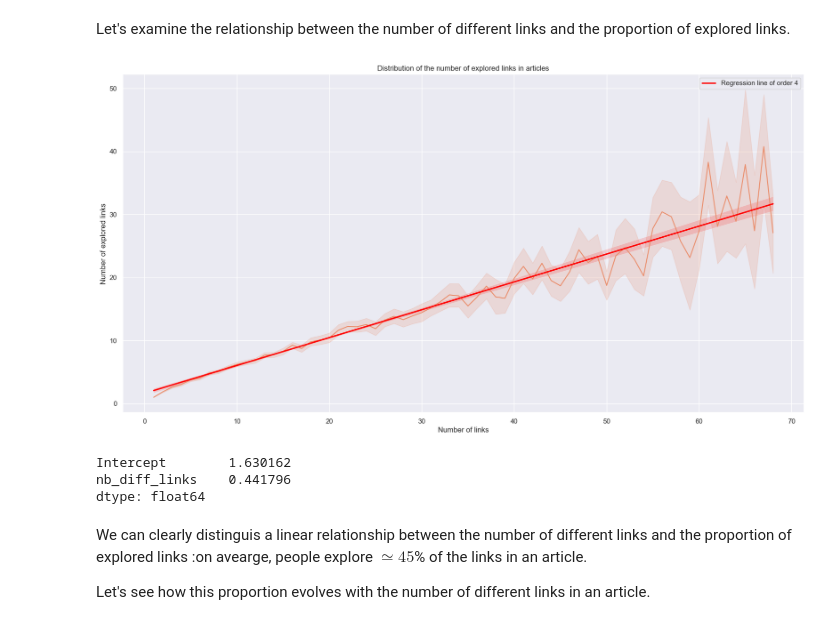
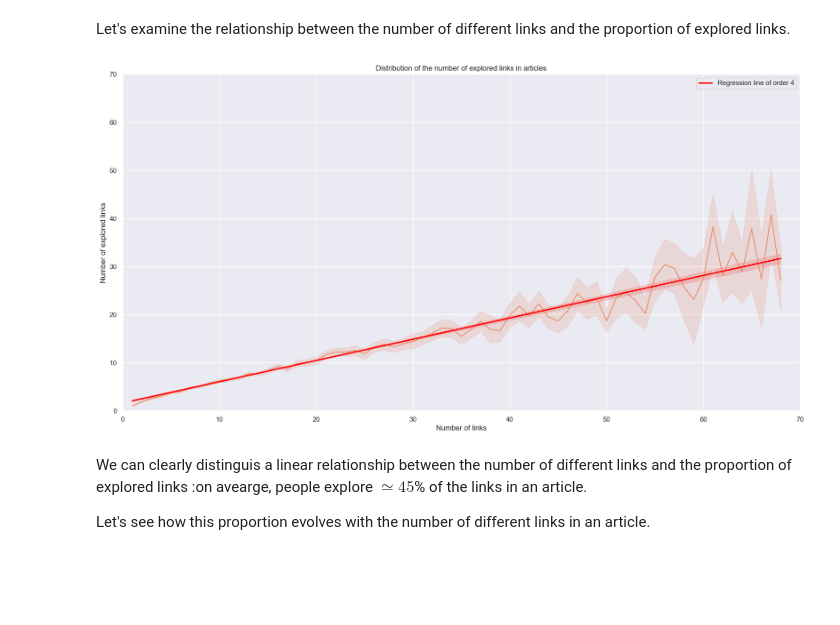
Before and after one commit to epfl-ada/ada-2022-project-groupe53, a Jupyter notebook: Final.ipynb, the cells around one changed output. Cells and saved outputs as stored; diff of their text form; code cells hidden in the pictures; blank space fills up the shorter version.

```diff
--- a/Final.ipynb
+++ b/Final.ipynb
@@ -350,24 +535,19 @@ Let's examine the relationship between the number of different links and the pro
 # %%
 #plot the distribution of the nb_explored_links by nb_links with a linear regression
 plt.figure(figsize=(20,10))
 sns.lineplot(data=filtred_links_df, x="nb_diff_links", y="nb_explored_links", errorbar=('ci',90))
 sns.regplot(data=filtred_links_df, x="nb_diff_links", y="nb_explored_links", scatter=False, color="red", label="Regression line of order 4", order= 1)
 plt.title("Distribution of the number of explored links in articles")
+# set x in range 0 to 70
+plt.xlim(0,70)
+plt.ylim(0,70)
+
 plt.legend()
 plt.xlabel("Number of links")
 plt.ylabel("Number of explored links")
 plt.show()
 # %% [output]
-[figure, old version]
+[figure, new version]
-# %%
-# Linear regression to determine the sloap of the regression line
-mod = smf.ols(formula='nb_explored_links ~   nb_diff_links', data=filtred_links_df)
-res = mod.fit()
-print(res.params)
-# %% [output]
-Intercept        1.630162
-nb_diff_links    0.441796
-dtype: float64
 # %% [markdown]
 We can clearly distinguis a linear relationship between the number of different links and the proportion of explored links :on avearge, people explore $\simeq 45$% of the links in an article. <br>
 
```
Also changed, not shown: parts of 54 cells of this notebook, 2 other files.
